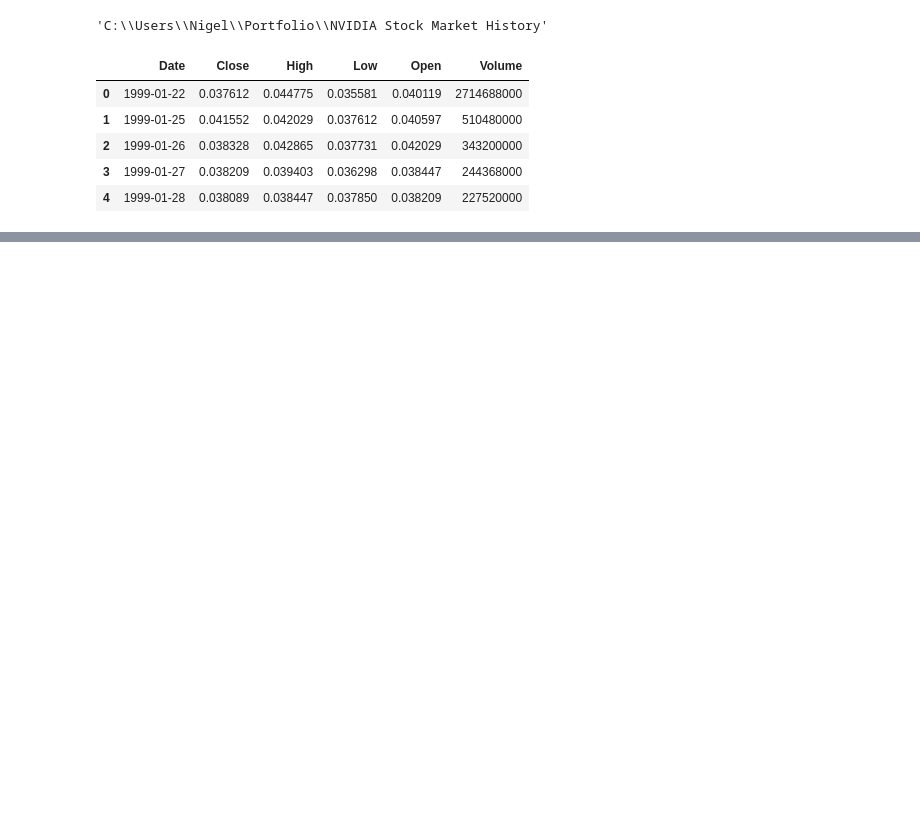
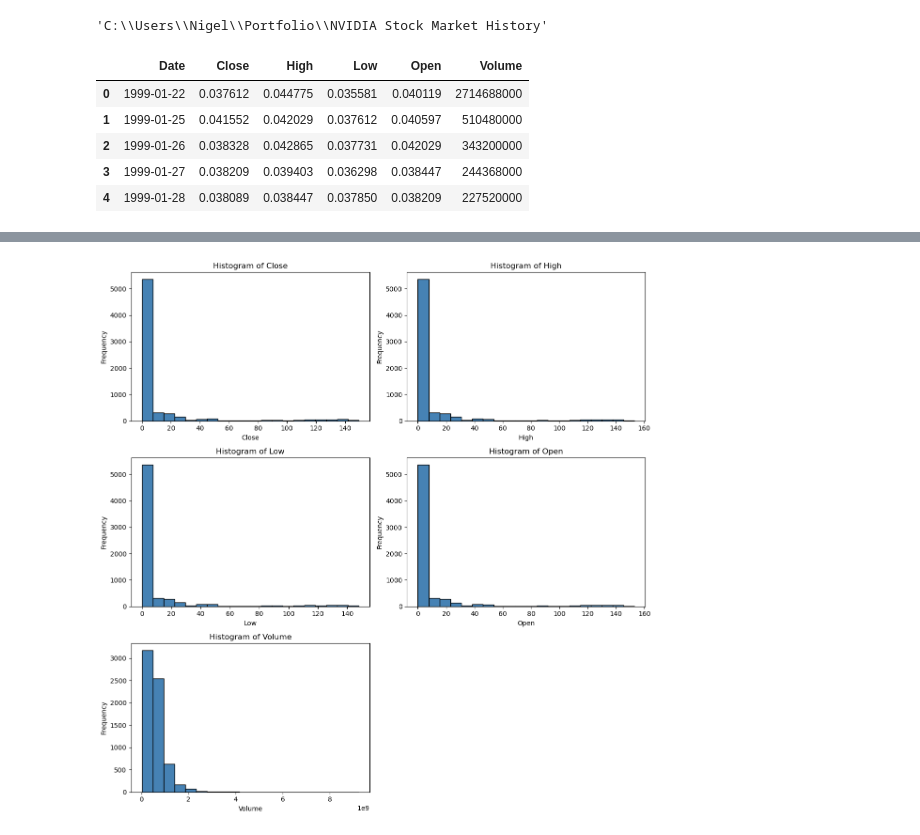
Before and after one commit to nigelcheong/nvidia-stock-market-history, a Jupyter notebook: NVIDIA_Stock_Market_History.ipynb, the cells around one changed output, grey strips where cells are left out. Cells and saved outputs as stored; diff of their text form; code cells hidden in the pictures; blank space fills up the shorter version.

Commit message:
Added histograms and time series visualisations

```diff
--- a/NVIDIA_Stock_Market_History.ipynb
+++ b/NVIDIA_Stock_Market_History.ipynb
@@ -21,0 +41,2 @@ df.head()
+# %%
+df['Date'] = pd.to_datetime(df['Date'])
@@ -21,0 +59,31 @@ df.head()
+# %%
+# Drop non-numeric 'Date' column
+numeric_df = df.drop(columns=['Date'])
+
+# Determine number of features
+features = numeric_df.columns
+n_features = len(features)
+
+# Grid layout settings
+cols = 2
+rows = math.ceil(n_features / cols)
+
+# Create subplot grid
+fig, axes = plt.subplots(rows, cols, figsize=(12, rows * 4))
+axes = axes.flatten()
+
+# Plot each histogram
+for i, col in enumerate(features):
+    axes[i].hist(numeric_df[col], bins=20, color='steelblue', edgecolor='black')
+    axes[i].set_title(f'Histogram of {col}')
+    axes[i].set_xlabel(col)
+    axes[i].set_ylabel('Frequency')
+
+# Hide any unused axes
+for j in range(i + 1, len(axes)):
+    fig.delaxes(axes[j])
+
+plt.tight_layout()
+plt.show()
+# %% [output]
+[figure, added]
```
Also changed, not shown: parts of 5 cells of this notebook.
